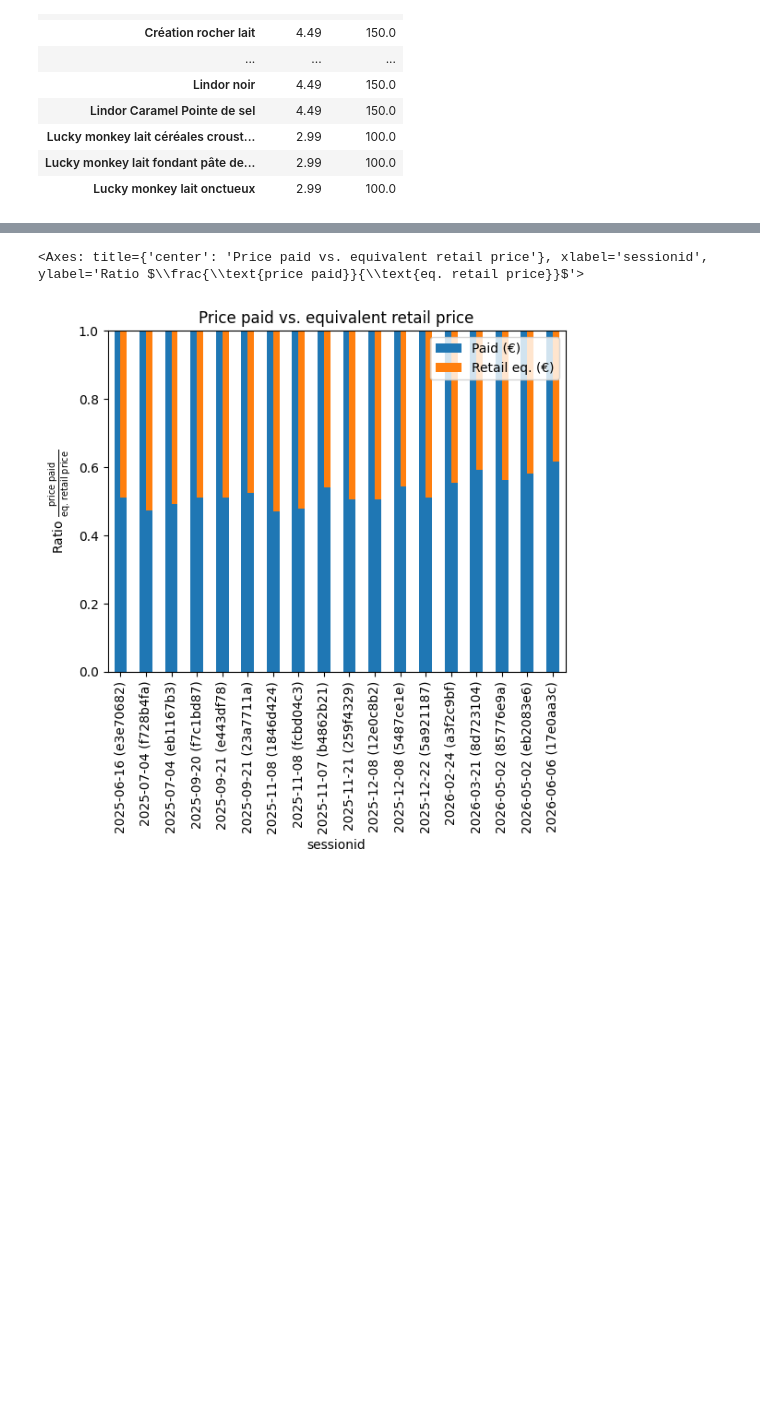
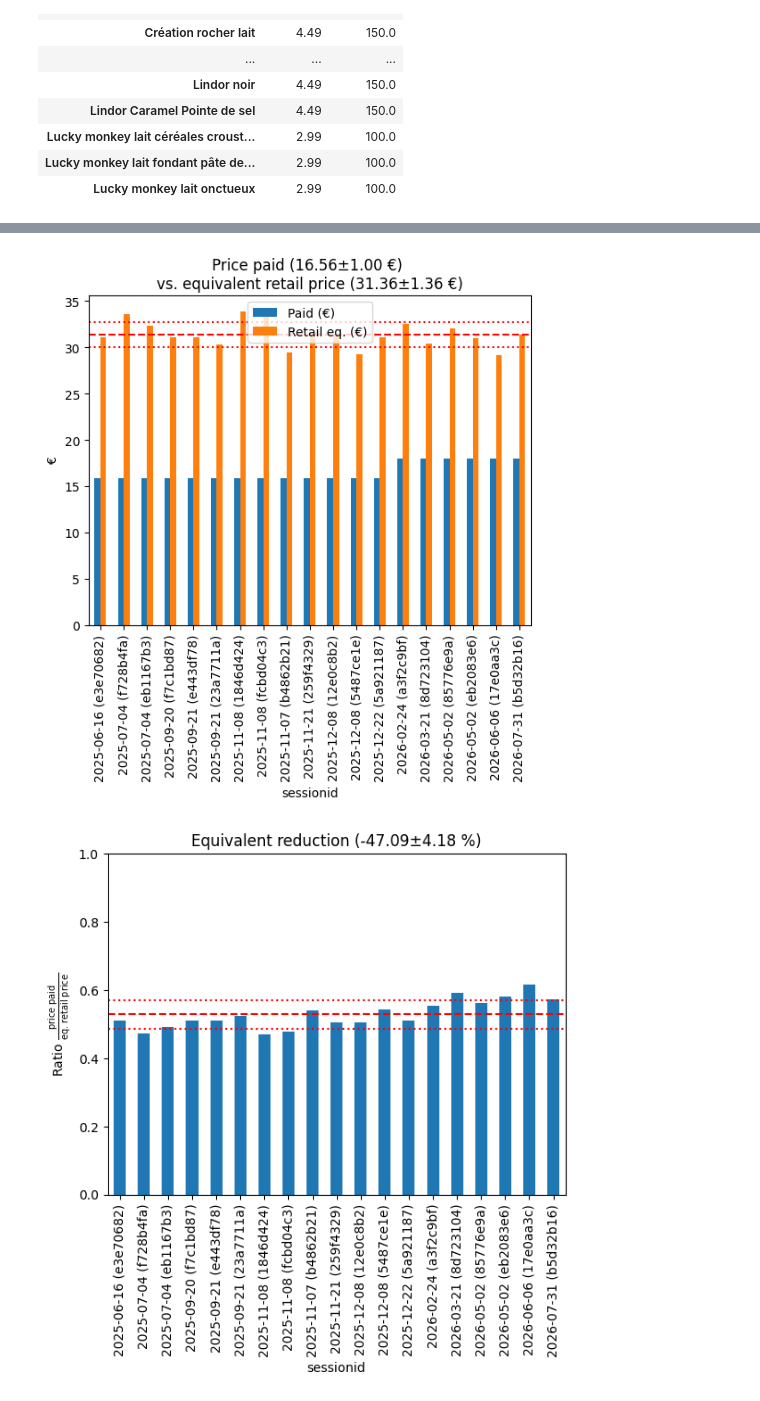
Before and after one commit to antoine-pirog/Lindtomancy, a Jupyter notebook: lindtomancy.ipynb, the cells around one changed output, grey strips where cells are left out. Cells and saved outputs as stored; diff of their text form; code cells hidden in the pictures; blank space fills up the shorter version.

```diff
--- a/lindtomancy.ipynb
+++ b/lindtomancy.ipynb
@@ -81,34 +81,78 @@ plt.show()
 # %%
 tabular_data = {
     "sessionid" : [],
     "Paid (€)" : [],
     "Retail eq. (€)" : []
 }
 for sessionid in df_event.index:
     paid = df_event.at[sessionid,"Price (€)"]
     got = df_choco[sessionid]
     retail_eq = (df_ident.loc[got.index,"Retail (€)"] * got).sum()
     tabular_data["sessionid"].append(sessionid)
     tabular_data["Paid (€)"].append(paid)
     tabular_data["Retail eq. (€)"].append(retail_eq)
 
 df = pd.DataFrame(tabular_data).set_index("sessionid")
 
-plt.figure()
+av_paid = df["Paid (€)"].mean()
+sd_paid = df["Paid (€)"].std()
+av_equi = df["Retail eq. (€)"].mean()
+sd_equi = df["Retail eq. (€)"].std()
+av_ratio = (df["Paid (€)"] / df["Retail eq. (€)"]).mean()
+sd_ratio = (df["Paid (€)"] / df["Retail eq. (€)"]).std()
+
+# ============================================================
+
+h,a = plt.subplots()
 df.plot(
+    ax=a,
     kind="bar",
-    title="Price paid vs. equivalent retail price",
+    title=f"Price paid ({av_paid:.2f}±{sd_paid:.2f} €) \nvs. equivalent retail price ({av_equi:.2f}±{sd_equi:.2f} €)",
     ylabel="€"
+)
+a.axhline(
+    av_equi,
+    color='red',
+    ls="--"
+)
+a.axhline(
+    av_equi + sd_equi,
+    color='red',
+    ls=":"
+)
+a.axhline(
+    av_equi - sd_equi,
+    color='red',
+    ls=":"
 )
 plt.show()
 
-plt.figure()
+# ============================================================
+
+h,a = plt.subplots()
 (df["Paid (€)"] / df["Retail eq. (€)"]).plot(
+    ax=a,
     kind="bar",
     ylim=(0,1),
-    title="Price paid vs. equivalent retail price",
+    title=f"Equivalent reduction (-{100-av_ratio*100:.2f}±{sd_ratio*100:.2f} %)",
     ylabel=r"Ratio $\frac{\text{price paid}}{\text{eq. retail price}}$"
 )
+a.axhline(
+    av_ratio,
+    color='red',
+    ls="--"
+)
+a.axhline(
+    av_ratio + sd_ratio,
+    color='red',
+    ls=":"
+)
+a.axhline(
+    av_ratio - sd_ratio,
+    color='red',
+    ls=":"
+)
+plt.show()
 # %% [output]
-<Axes: title={'center': 'Price paid vs. equivalent retail price'}, xlabel='sessionid', ylabel='Ratio $\\frac{\\text{price paid}}{\\text{eq. retail price}}$'>
-[figure, old version]
+[figure, new version]
+[figure, added]
```
Also changed, not shown: parts of 3 cells of this notebook, 2 other files.
